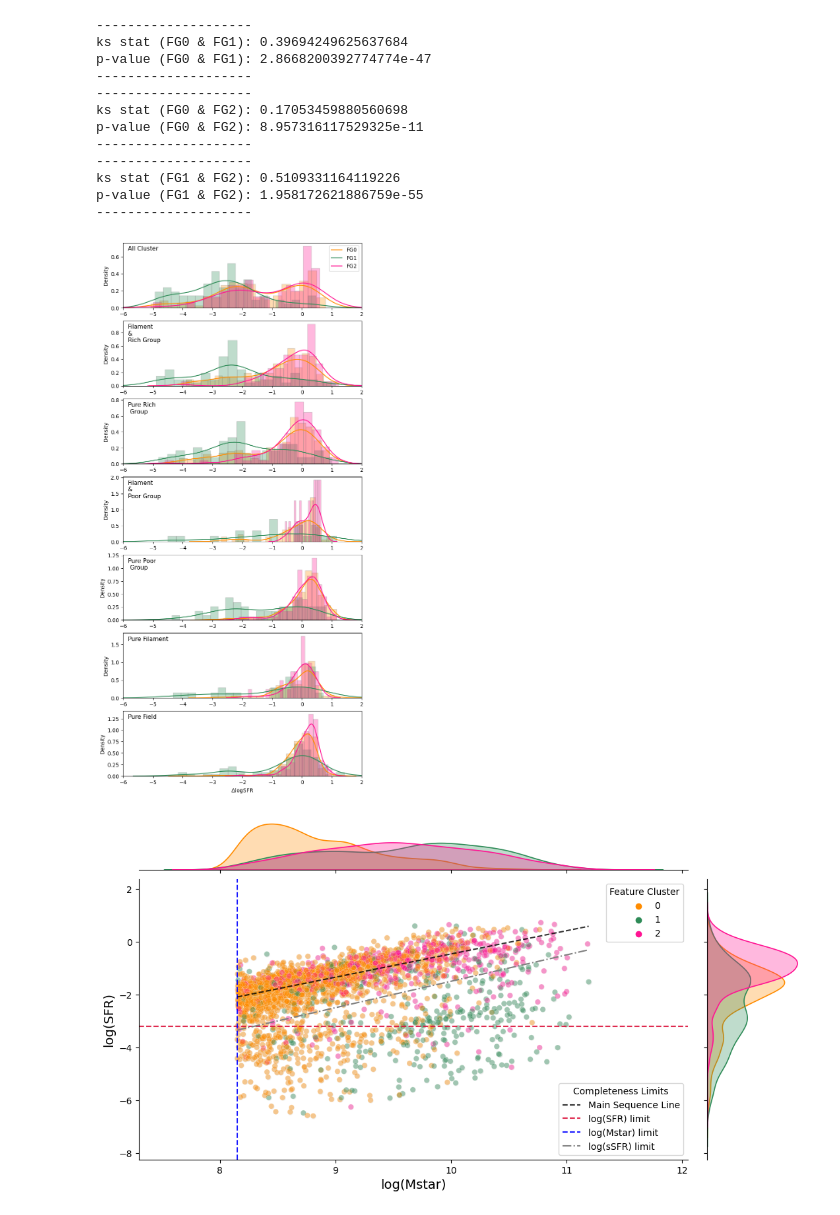
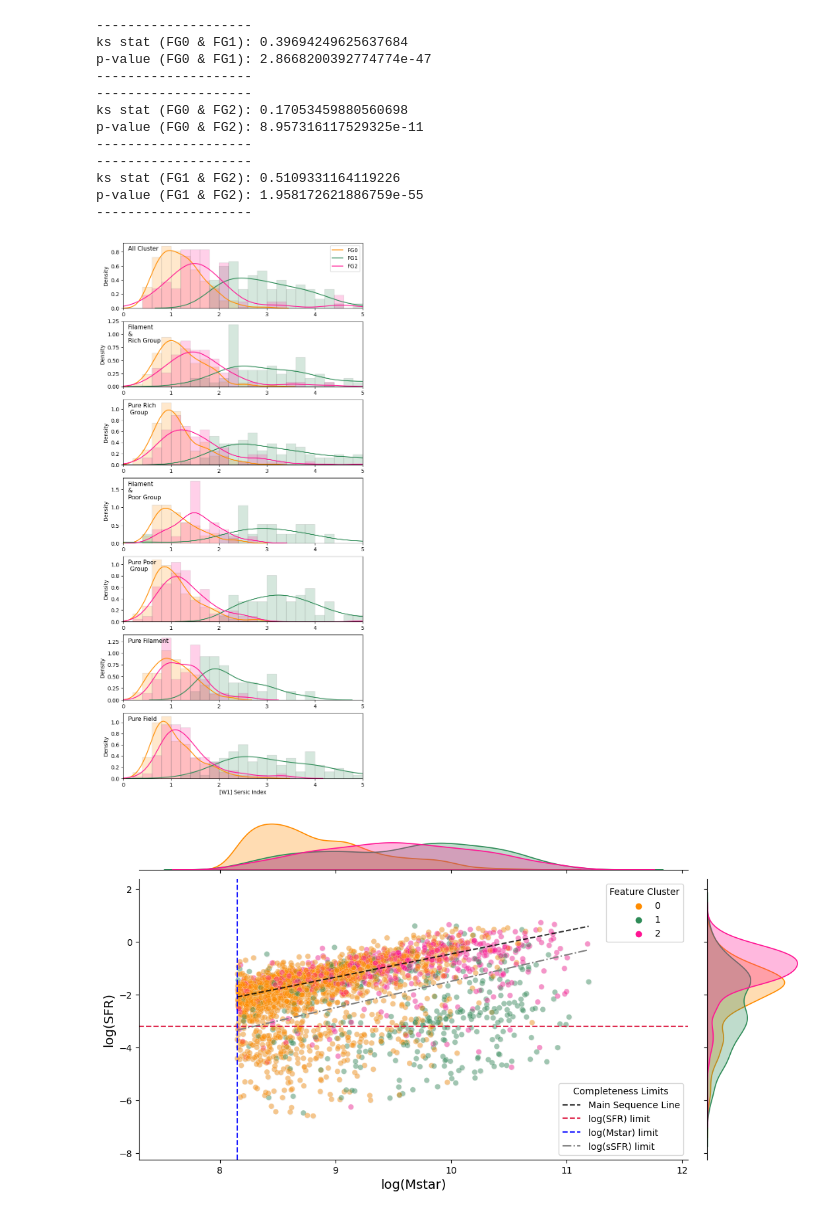
Before and after one commit to gammaspire/machine-learning, a Jupyter notebook: galaxy_feature_clustering/feature_clustering.ipynb, the cells around one changed output. Cells and saved outputs as stored; diff of their text form; code cells hidden in the pictures.

```diff
--- a/galaxy_feature_clustering/feature_clustering.ipynb
+++ b/galaxy_feature_clustering/feature_clustering.ipynb
@@ -169,9 +169,9 @@ p-value (FG1 & FG2): 1.958172621886759e-55
 # %%
 from plotting_utils import plot_KDE_env
 # %%
-plot_KDE_env(df,w1ser=False,dsfr=True,gser=False)
+plot_KDE_env(df,w1ser=True,dsfr=False,gser=False)
 # %% [output]
-[figure, old version]
+[figure, new version]
 # %%
 from plotting_utils import plot_sfrmstar
 plot_sfrmstar(df, mstar_lim=8.15, sfr_lim=-3.202, y='logsfr')
```
Also changed, not shown: parts of 9 cells of this notebook, 5 other files.
